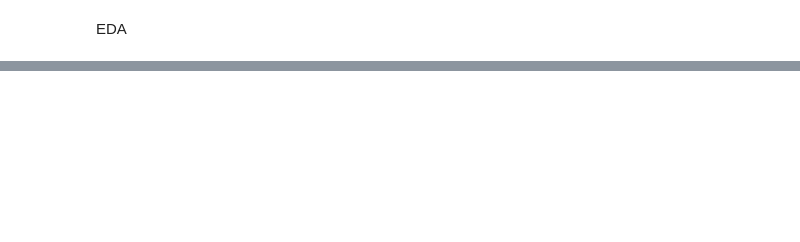
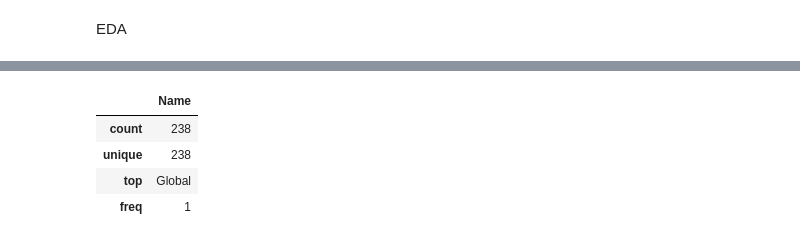
Before and after one commit to ChuckJovans/Testing-Data-Analysis-in-VS, a Jupyter notebook: Practice Pandas.ipynb, the cells around one changed output, grey strips where cells are left out. Saved outputs shown, nothing was run; the diff lists cells and outputs as text; code cells hidden in the pictures; blank space fills up the shorter version.

```diff
--- a/Practice Pandas.ipynb
+++ b/Practice Pandas.ipynb
@@ -406,0 +436,8 @@ EDA
+# %%
+df.describe(include='object')
+# %% [output]
+|  | Name |
+| count | 238 |
+| unique | 238 |
+| top | Global |
+| freq | 1 |
```
Also changed, not shown: parts of 2 cells of this notebook.
